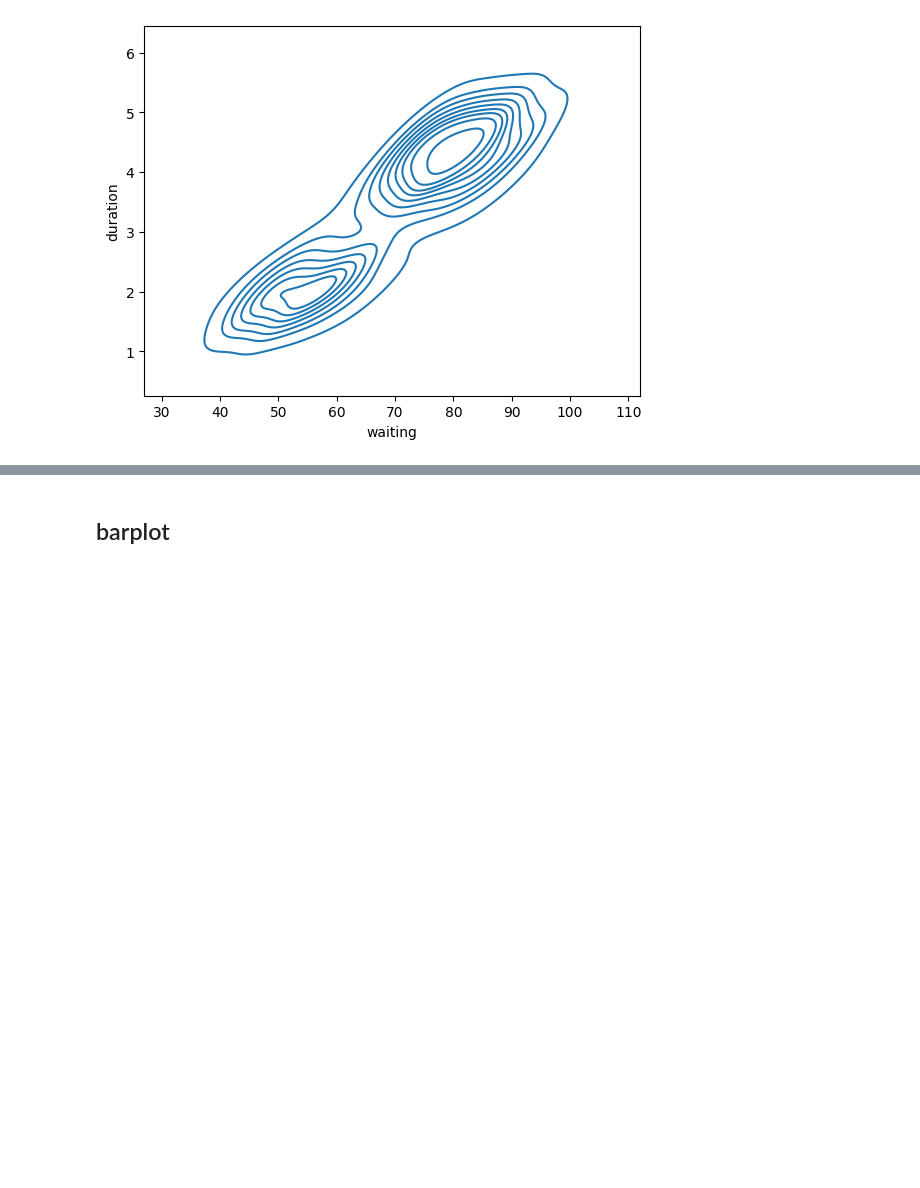
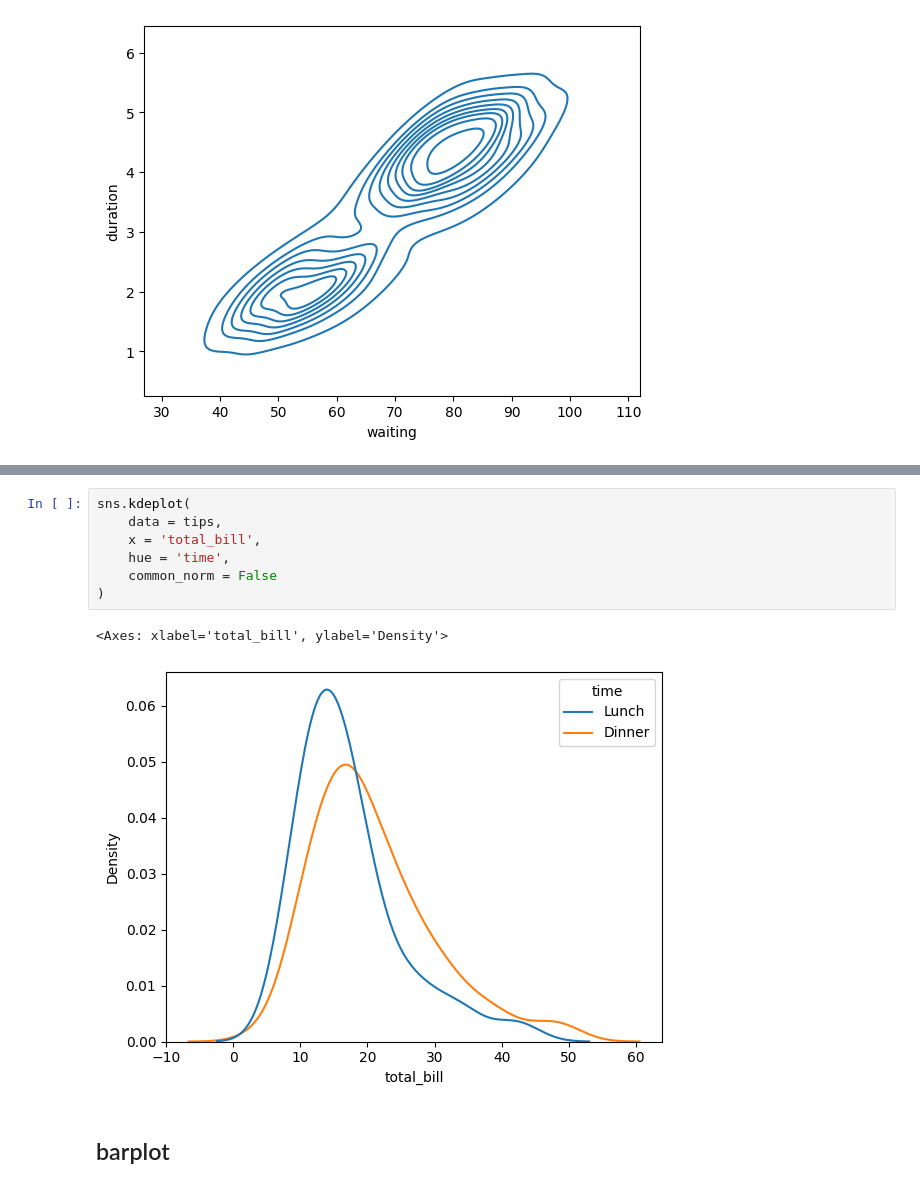
Before and after one commit to ddongzi/data-analysis, a Jupyter notebook: MLcook/seaborn.ipynb, the cells around one changed output, grey strips where cells are left out. Cells and saved outputs as stored; diff of their text form; blank space fills up the shorter version.

```diff
--- a/MLcook/seaborn.ipynb
+++ b/MLcook/seaborn.ipynb
@@ -274,3 +304,13 @@ Error:
+# %%
+sns.kdeplot(
+    data = tips,
+    x = 'total_bill',
+    hue = 'time',
+    common_norm = False
+)
+# %% [output]
+<Axes: xlabel='total_bill', ylabel='Density'>
+[figure, added]
 # %% [markdown]
 ## barplot
 # %% [markdown]
```
Also changed, not shown: parts of 5 cells of this notebook, 6 other files.
